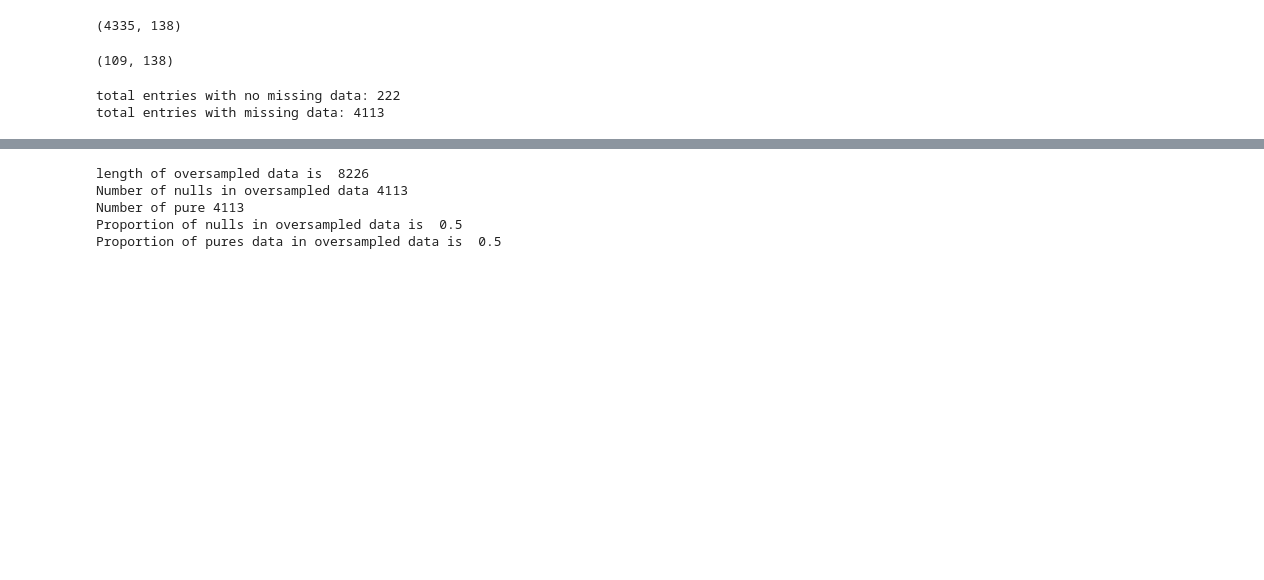
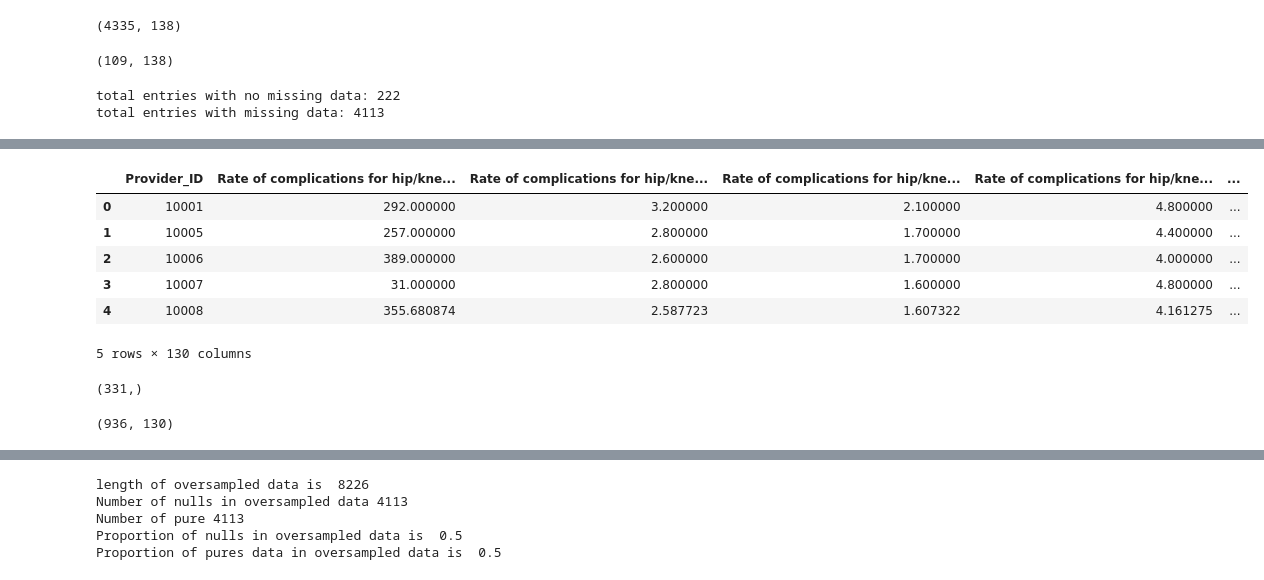
Before and after one commit to tthien92/Evaluating_Hospital_Medicare, a Jupyter notebook: OS -Oversampling & Scrubbing Data.ipynb, the cells around one changed output, grey strips where cells are left out. Cells and saved outputs as stored; diff of their text form; code cells hidden in the pictures; blank space fills up the shorter version.

```diff
--- a/OS -Oversampling & Scrubbing Data.ipynb
+++ b/OS -Oversampling & Scrubbing Data.ipynb
@@ -70,0 +192,21 @@ total entries with missing data: 4113
+# %%
+imp_df['Provider_ID'] = imp_df['Provider_ID'].astype(int)
+imp_df.head()
+# %% [output]
+|  | Provider_ID | Rate of complications for hip/kne... | Rate of complications for hip/kne... | Rate of complications for hip/kne... | Rate of complications for hip/kne... | ... |
+| 0 | 10001 | 292.000000 | 3.200000 | 2.100000 | 4.800000 | ... |
+| 1 | 10005 | 257.000000 | 2.800000 | 1.700000 | 4.400000 | ... |
+| 2 | 10006 | 389.000000 | 2.600000 | 1.700000 | 4.000000 | ... |
+| 3 | 10007 | 31.000000 | 2.800000 | 1.600000 | 4.800000 | ... |
+| 4 | 10008 | 355.680874 | 2.587723 | 1.607322 | 4.161275 | ... |
+5 rows × 130 columns
+# %%
+no_null_prov = df.iloc[no_nulls]['Provider_ID']
+no_null_prov.shape
+# %% [output]
+(331,)
+# %%
+exp = pd.read_csv('pure_df.csv')
+exp.shape
+# %% [output]
+(936, 130)
```
Also changed, not shown: parts of 25 cells of this notebook.
